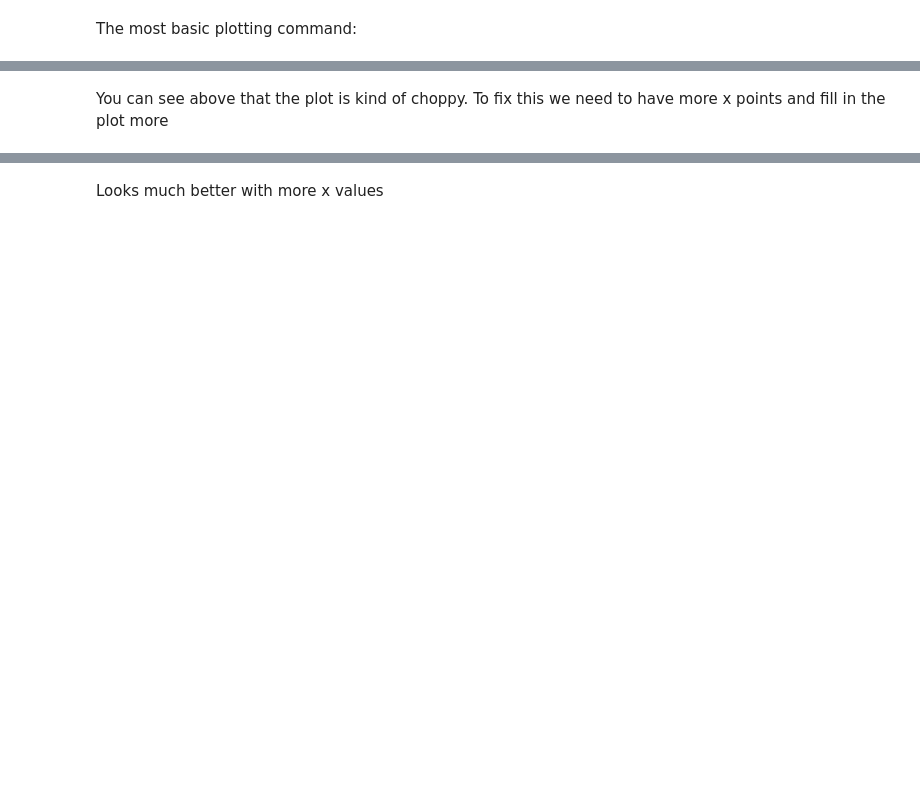
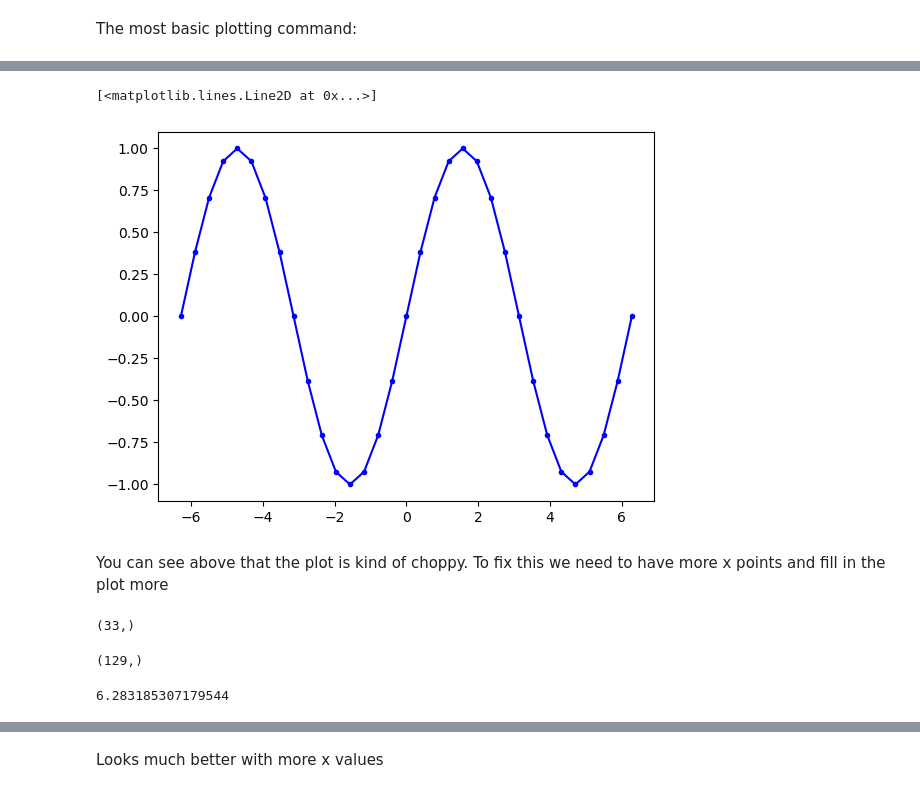
Before and after one commit to chsharrison/Sci_comp_F26, a Jupyter notebook: jeremy_gerald/Lab2.2_F26.ipynb, the cells around one changed output, grey strips where cells are left out. Drawn from its saved outputs; the diff is of its cells as text; code cells hidden in the pictures; blank space fills up the shorter version.

```diff
--- a/jeremy_gerald/Lab2.2_F26.ipynb
+++ b/jeremy_gerald/Lab2.2_F26.ipynb
@@ -61,2 +342,11 @@ The most basic plotting command:
+# %%
+plt.plot(x,y, '.-', color = 'blue')
+
+# note this uses the shortcut we created when we used the import statement:
+# import matplotlib.pyplot as plt
+# otherwise you would have to type matplotlib.pyplot.plot(x,y)
+# %% [output]
+[<matplotlib.lines.Line2D at 0x...>]
+[figure, added]
 # %% [markdown]
 You can see above that the plot is kind of choppy. To fix this we need to have more x points and fill in the plot more
@@ -62,0 +360,12 @@ You can see above that the plot is kind of choppy. To fix this we need to have m
+# %%
+x.shape
+# %% [output]
+(33,)
+# %%
+x_2.shape
+# %% [output]
+(129,)
+# %%
+x_2[-1] # checking it's 2 pi
+# %% [output]
+6.283185307179544
```
Also changed, not shown: parts of 61 cells of this notebook.
